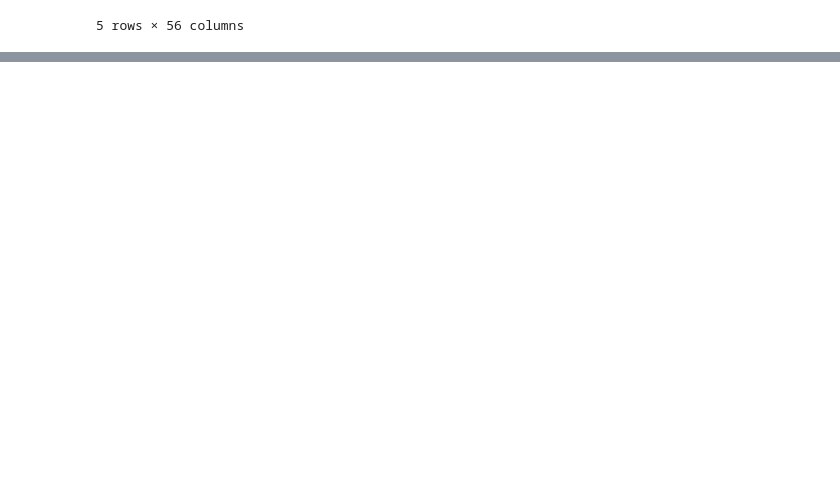
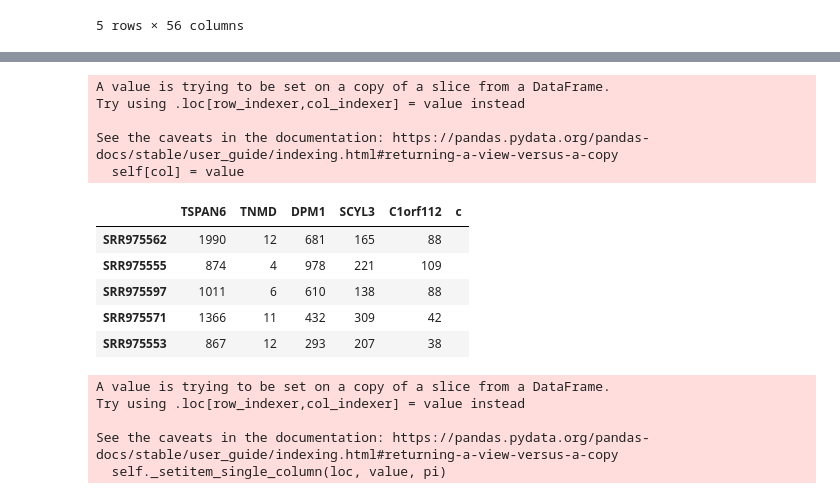
Before and after one commit to djemec/rnaseq, a Jupyter notebook: diff_exp_exploration.ipynb, the cells around one changed output, grey strips where cells are left out. Saved outputs shown, nothing was run; the diff lists cells and outputs as text; code cells hidden in the pictures; blank space fills up the shorter version.

```diff
--- a/diff_exp_exploration.ipynb
+++ b/diff_exp_exploration.ipynb
@@ -39,0 +94,26 @@ md_df.head()
+# %%
+plt_df = ct_df.iloc[:,0:5]
+plt_df[['c']] = ''
+plt_df.head()
+# %% [output]
+A value is trying to be set on a copy of a slice from a DataFrame.
+Try using .loc[row_indexer,col_indexer] = value instead
+
+See the caveats in the documentation: https://pandas.pydata.org/pandas-docs/stable/user_guide/indexing.html#returning-a-view-versus-a-copy
+  self[col] = value
+|  | TSPAN6 | TNMD | DPM1 | SCYL3 | C1orf112 | c |
+| SRR975562 | 1990 | 12 | 681 | 165 | 88 |  |
+| SRR975555 | 874 | 4 | 978 | 221 | 109 |  |
+| SRR975597 | 1011 | 6 | 610 | 138 | 88 |  |
+| SRR975571 | 1366 | 11 | 432 | 309 | 42 |  |
+| SRR975553 | 867 | 12 | 293 | 207 | 38 |  |
+# %%
+plt_df.loc[c0,'c'] = 'c0'
+plt_df.loc[c1,'c'] = 'c1'
+plt_df.loc[c2,'c'] = 'c2'
+# %% [output]
+A value is trying to be set on a copy of a slice from a DataFrame.
+Try using .loc[row_indexer,col_indexer] = value instead
+
+See the caveats in the documentation: https://pandas.pydata.org/pandas-docs/stable/user_guide/indexing.html#returning-a-view-versus-a-copy
+  self._setitem_single_column(loc, value, pi)
```
Also changed, not shown: parts of 8 cells of this notebook.
